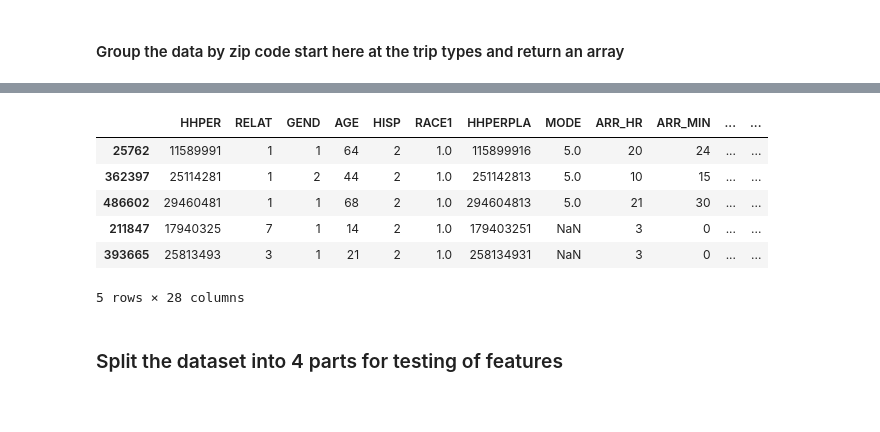
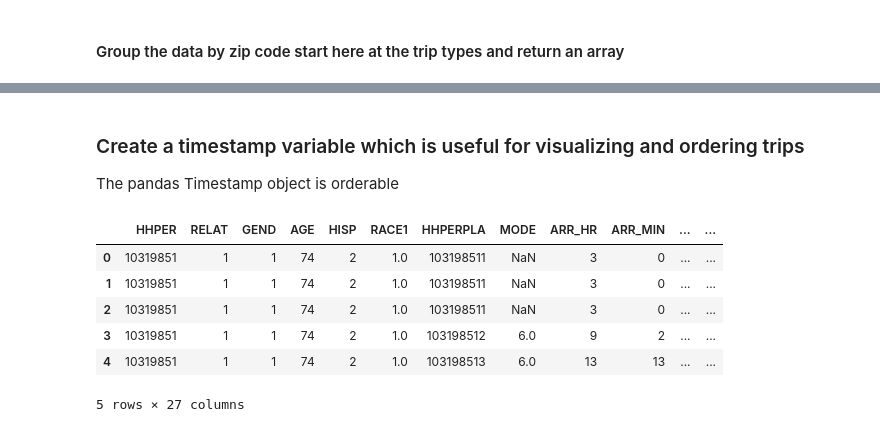
Before and after one commit to abaum1/mobilitymotifs, a Jupyter notebook: CHTS data -> zip code model input.ipynb, the cells around one changed output, grey strips where cells are left out. Saved outputs shown, nothing was run; the diff lists cells and outputs as text; code cells hidden in the pictures.

```diff
--- a/CHTS data -> zip code model input.ipynb
+++ b/CHTS data -> zip code model input.ipynb
@@ -329,5 +384,9 @@ def get_features(df):
+# %% [markdown]
+### Create a timestamp variable which is useful for visualizing and ordering trips
+The pandas Timestamp object is orderable
 # %%
 def get_timestamp(row):
+    '''given a row of raw trip data, makes a column each for the timestamp of arrival and departure'''
     if (row["ARR_HR"] == 24):
         row["ARR_HR"] = 0
     if (row["DEP_HR"] == 24):
@@ -340,16 +399,14 @@ def get_timestamp(row):
 #             ,
 #     pd.Timestamp(2000, 1, 1, row["ARR_HR"], row["ARR_MIN"])]
 # %%
-sample["arrival_timestamp"] = sample.apply(lambda row: get_timestamp(row)[1], axis=1)
-sample["dep_timestamp"] = sample.apply(lambda row: get_timestamp(row)[0], axis=1)
-sample.head()
+activity_people["arrival_timestamp"] = activity_people.apply(lambda row: get_timestamp(row)[1], axis=1)
+activity_people["dep_timestamp"] = activity_people.apply(lambda row: get_timestamp(row)[0], axis=1)
+activity_people.head()
 # %% [output]
 |  | HHPER | RELAT | GEND | AGE | HISP | RACE1 | HHPERPLA | MODE | ARR_HR | ARR_MIN | ... | ... |
-| 25762 | 11589991 | 1 | 1 | 64 | 2 | 1.0 | 115899916 | 5.0 | 20 | 24 | ... | ... |
-| 362397 | 25114281 | 1 | 2 | 44 | 2 | 1.0 | 251142813 | 5.0 | 10 | 15 | ... | ... |
-| 486602 | 29460481 | 1 | 1 | 68 | 2 | 1.0 | 294604813 | 5.0 | 21 | 30 | ... | ... |
-| 211847 | 17940325 | 7 | 1 | 14 | 2 | 1.0 | 179403251 | NaN | 3 | 0 | ... | ... |
-| 393665 | 25813493 | 3 | 1 | 21 | 2 | 1.0 | 258134931 | NaN | 3 | 0 | ... | ... |
+| 0 | 10319851 | 1 | 1 | 74 | 2 | 1.0 | 103198511 | NaN | 3 | 0 | ... | ... |
+| 1 | 10319851 | 1 | 1 | 74 | 2 | 1.0 | 103198511 | NaN | 3 | 0 | ... | ... |
+| 2 | 10319851 | 1 | 1 | 74 | 2 | 1.0 | 103198511 | NaN | 3 | 0 | ... | ... |
+| 3 | 10319851 | 1 | 1 | 74 | 2 | 1.0 | 103198512 | 6.0 | 9 | 2 | ... | ... |
+| 4 | 10319851 | 1 | 1 | 74 | 2 | 1.0 | 103198513 | 6.0 | 13 | 13 | ... | ... |
-5 rows × 28 columns
+5 rows × 27 columns
-# %% [markdown]
-### Split the dataset into 4 parts for testing of features
```
Also changed, not shown: parts of 25 cells of this notebook.
